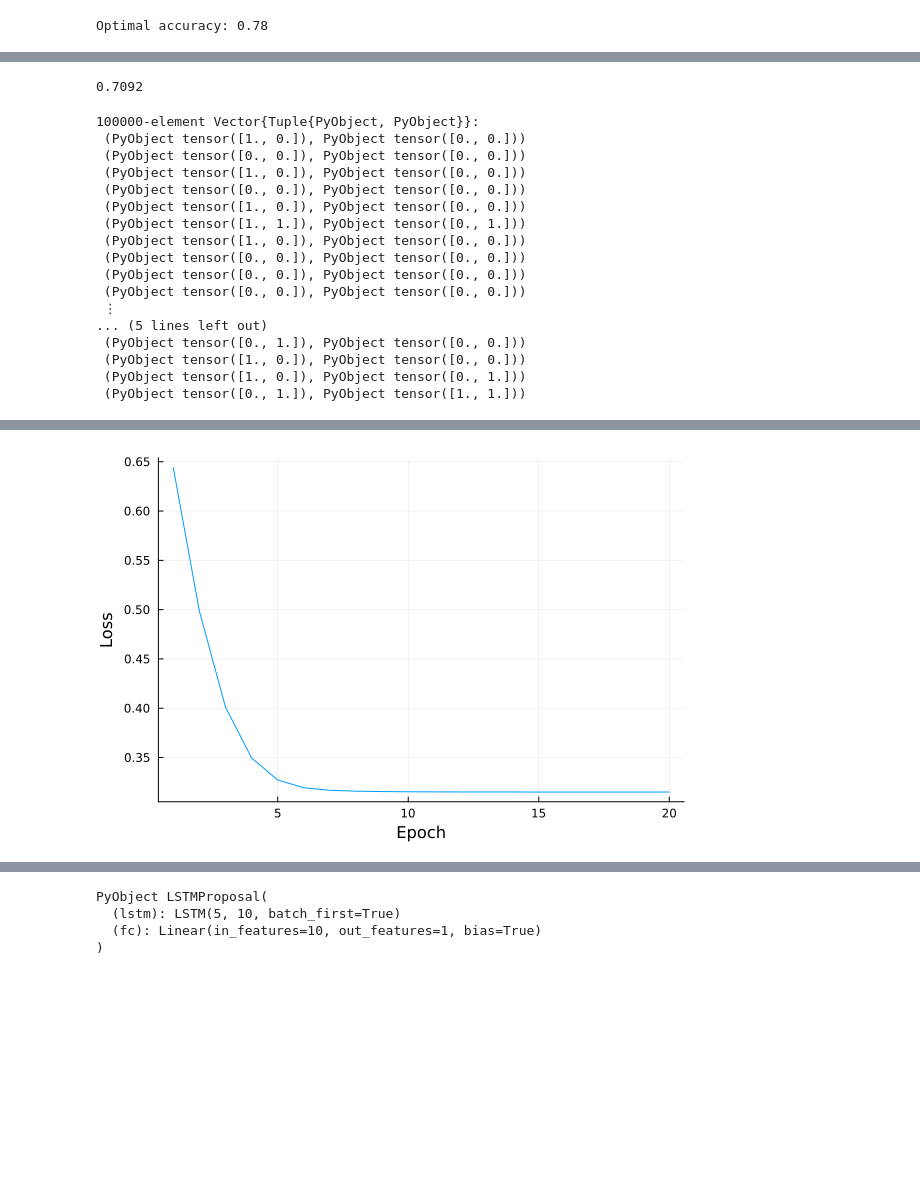
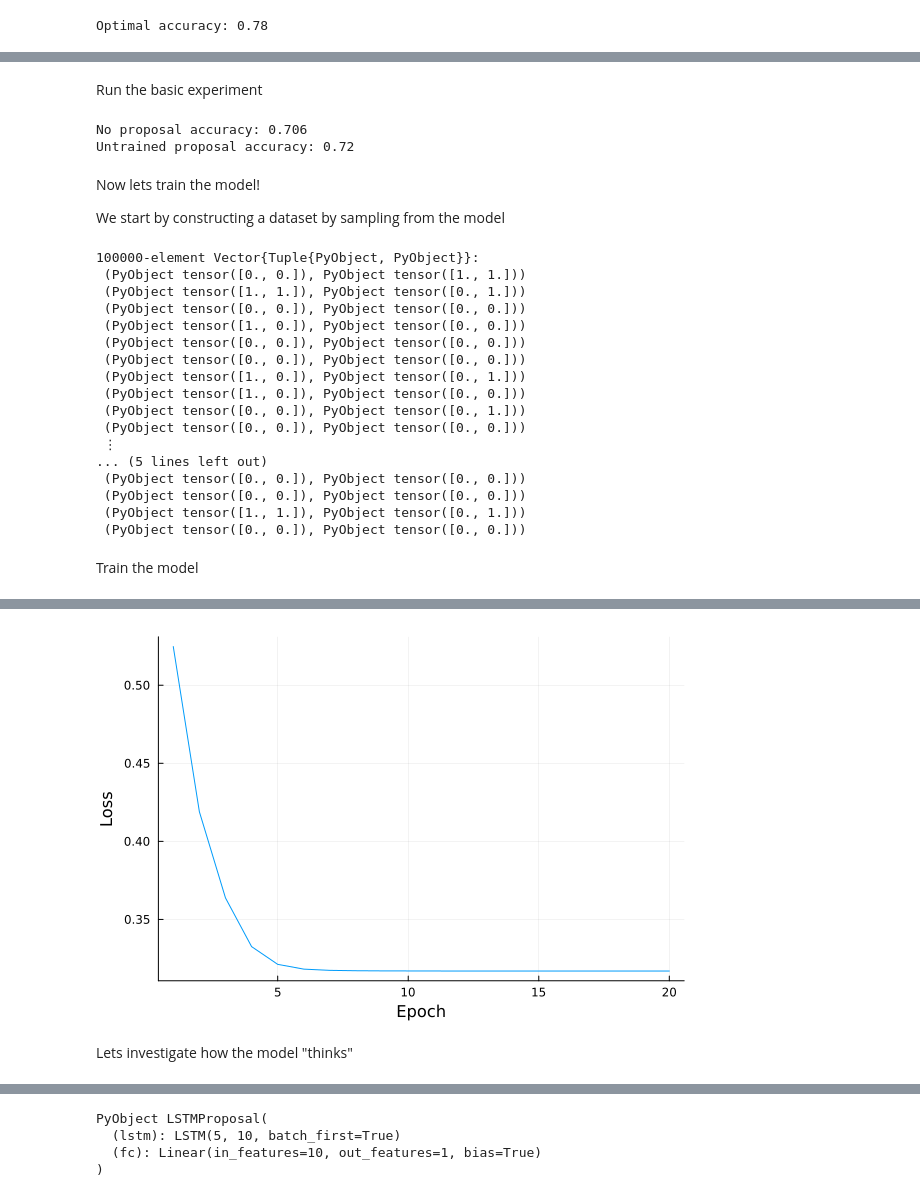
Before and after one commit to felixk29/compile_inference, a Jupyter notebook: simple_neural_proposal.ipynb, the cells around one changed output, grey strips where cells are left out. Saved outputs shown, nothing was run; the diff lists cells and outputs as text; code cells hidden in the pictures; blank space fills up the shorter version.

Commit message:
add more extensive experiments

```diff
--- a/simple_neural_proposal.ipynb
+++ b/simple_neural_proposal.ipynb
@@ -137,6 +166,4 @@ Optimal accuracy: 0.78
 # %%
-
-
 torch = pyimport("torch")
 nn = pyimport("torch.nn")
 F = pyimport("torch.nn.functional")
@@ -161,7 +188,7 @@ end
 
 
 # Define a function to get the output from the network and format it
-function predict_and_format(john, mary)
+function predict_and_format(john, mary, network)
     # Convert John and Mary's presence to a tensor input for the network
     input_tensor = torch.tensor([john, mary], dtype=torch.float32)
     # Get the network's output, detach from the current graph and convert to a NumPy array
@@ -172,13 +199,13 @@ end
 
 # input is tuple (john, mary)
 # output is parameters for (burglar, alarm)
-network = NeuralProposal(2, 2)
+untrained_nn = NeuralProposal(2, 2)
 
 println("Untrained NN proposal:")
 # Iterate over the combinations of John and Mary's presence
 for (john, mary) in [(0, 0), (0, 1), (1, 0), (1, 1)]
     # Use the function to get the formatted output
-    output = predict_and_format(john, mary)
+    output = predict_and_format(john, mary, untrained_nn)
     println("P(B, A | J=$john, M=$mary) ≈ (B: $(output[1]), A: $(output[2]))")
 end
 # %% [output]
@@ -263,11 +256,30 @@ generate_data (generic function with 1 method)
+# %% [markdown]
+Run the basic experiment
 # %%
+# generate training data by sampling from the model:
+function generate_data(model, n, chance)
+    data = []
+    for i = 1:n
+        (trace, _) = Gen.generate(model, (chance,), choicemap())
+        push!(data, trace)
+    end
+    return data
+end
+
 inference_budget = 10
-test_budget = 10000
+test_budget = 1000
 test_data = generate_data(burglar_model, test_budget, chance)
-no_proposal_acc = accuracy(burglar_model, test_data, block_resimulation_burglar, inference_budget, chance)
-untrainted_acc = accuracy(burglar_model, test_data, nn_resimulation_burglar, inference_budget, chance)
+no_proposal_acc = accuracy(burglar_model, test_data, block_resimulation_burglar, nothing, inference_budget, chance)
+untrainted_acc = accuracy(burglar_model, test_data, nn_resimulation_burglar, untrained_nn, inference_budget, chance)
+println("No proposal accuracy: ", no_proposal_acc)
+println("Untrained proposal accuracy: ", untrainted_acc)
 # %% [output]
-0.7092
+No proposal accuracy: 0.706
+Untrained proposal accuracy: 0.72
+# %% [markdown]
+Now lets train the model!
+
+We start by constructing a dataset by sampling from the model
 # %%
 DataLoader = torch.utils.data.DataLoader
 
@@ -281,23 +293,26 @@ data_tensors = [(torch.tensor([trace[:john], trace[:mary]], dtype=torch.float32)
 data_tensors
 # %% [output]
 100000-element Vector{Tuple{PyObject, PyObject}}:
- (PyObject tensor([1., 0.]), PyObject tensor([0., 0.]))
+ (PyObject tensor([0., 0.]), PyObject tensor([1., 1.]))
+ (PyObject tensor([1., 1.]), PyObject tensor([0., 1.]))
  (PyObject tensor([0., 0.]), PyObject tensor([0., 0.]))
  (PyObject tensor([1., 0.]), PyObject tensor([0., 0.]))
  (PyObject tensor([0., 0.]), PyObject tensor([0., 0.]))
+ (PyObject tensor([0., 0.]), PyObject tensor([0., 0.]))
+ (PyObject tensor([1., 0.]), PyObject tensor([0., 1.]))
  (PyObject tensor([1., 0.]), PyObject tensor([0., 0.]))
- (PyObject tensor([1., 1.]), PyObject tensor([0., 1.]))
- (PyObject tensor([1., 0.]), PyObject tensor([0., 0.]))
- (PyObject tensor([0., 0.]), PyObject tensor([0., 0.]))
- (PyObject tensor([0., 0.]), PyObject tensor([0., 0.]))
+ (PyObject tensor([0., 0.]), PyObject tensor([0., 1.]))
  (PyObject tensor([0., 0.]), PyObject tensor([0., 0.]))
  ⋮
 ... (5 lines left out)
- (PyObject tensor([0., 1.]), PyObject tensor([0., 0.]))
- (PyObject tensor([1., 0.]), PyObject tensor([0., 0.]))
- (PyObject tensor([1., 0.]), PyObject tensor([0., 1.]))
- (PyObject tensor([0., 1.]), PyObject tensor([1., 1.]))
+ (PyObject tensor([0., 0.]), PyObject tensor([0., 0.]))
+ (PyObject tensor([0., 0.]), PyObject tensor([0., 0.]))
+ (PyObject tensor([1., 1.]), PyObject tensor([0., 1.]))
+ (PyObject tensor([0., 0.]), PyObject tensor([0., 0.]))
+# %% [markdown]
+Train the model
 # %%
+trained_nn = NeuralProposal(2, 2)
 # create a DataLoader with batch size
 batch_size = 1000
 data_loader = DataLoader(data_tensors, batch_size=batch_size, shuffle=true)
@@ -306,7 +321,7 @@ data_loader = DataLoader(data_tensors, batch_size=batch_size, shuffle=true)
 loss_fn = nn.BCELoss()
 
 # the optimizer is the algorithm that updates the parameters
-optimizer = torch.optim.Adam(network.parameters(), lr=0.001)
+optimizer = torch.optim.Adam(trained_nn.parameters(), lr=0.001)
 
 epochs = 20
 
@@ -315,7 +330,7 @@ for epoch = 1:epochs
     losses = []
     for (x, y) in data_loader
         # compute the output of the network
-        y_pred = network(x)
+        y_pred = trained_nn(x)
 
         # compute the loss
         loss = loss_fn(y_pred, y)
@@ -360,5 +375,7 @@ plot(mean_losses, xlabel="Epoch", ylabel="Loss", legend=false)
 Done training
-[figure, old version]
+[figure, new version]
+# %% [markdown]
+Lets investigate how the model "thinks"
 # %%
 println("Trained NN proposal:")
 # Iterate over the combinations of John and Mary's presence
```
Also changed, not shown: parts of 25 cells of this notebook.
